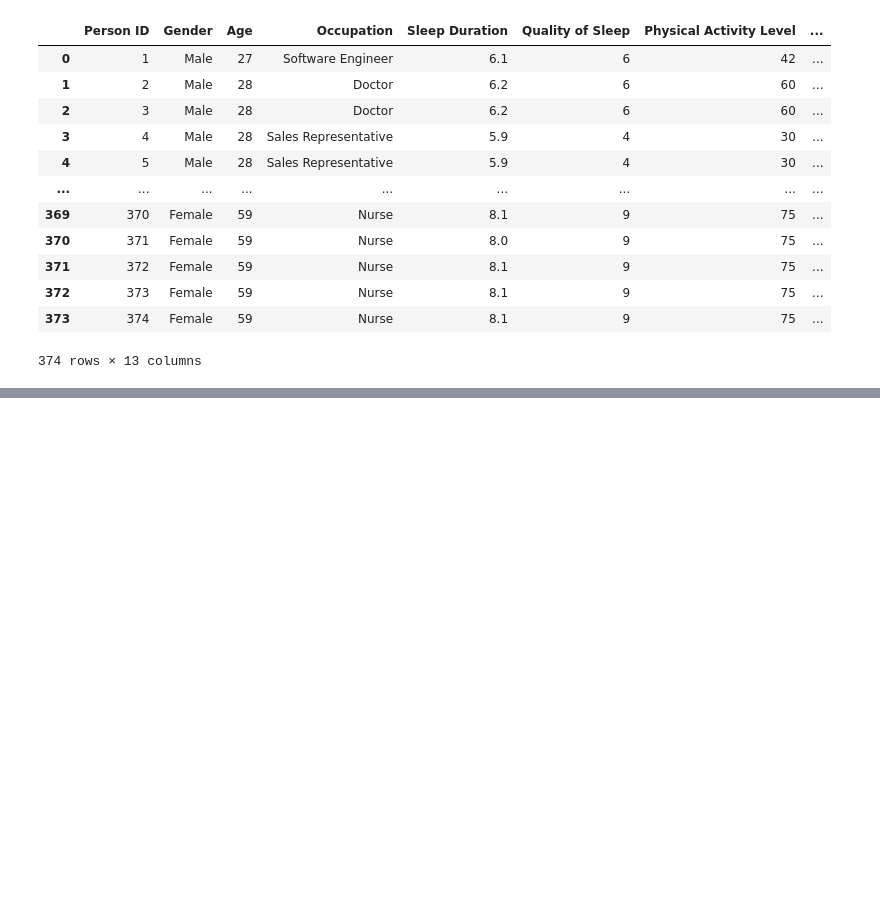
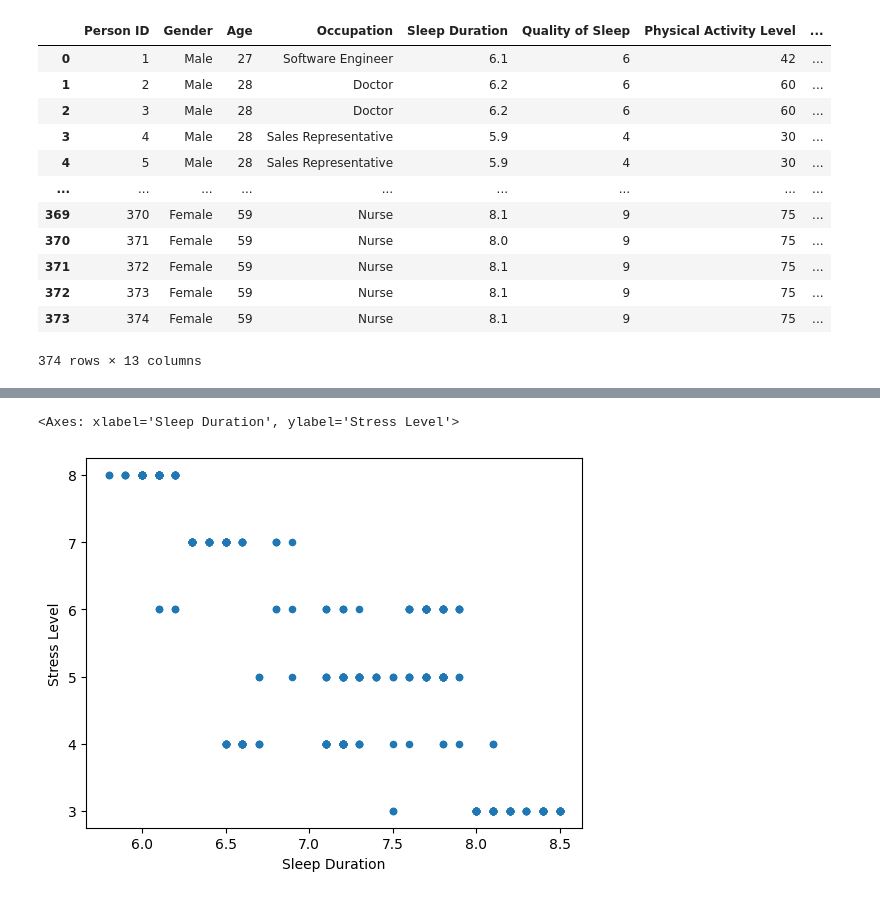
Before and after one commit to bthomasw/project1, a Jupyter notebook: Sleep_Analysis2.ipynb, the cells around one changed output, grey strips where cells are left out. Cells and saved outputs as stored; diff of their text form; code cells hidden in the pictures; blank space fills up the shorter version.

```diff
--- a/Sleep_Analysis2.ipynb
+++ b/Sleep_Analysis2.ipynb
@@ -57,0 +114,3 @@ dtype: int64
+# %%
+combined_cleaned_df = combined_df.drop_duplicates()
+print(combined_cleaned_df.count())
@@ -57,0 +208,5 @@ dtype: int64
+# %%
+combined_cleaned_df.plot.scatter(x = 'Sleep Duration', y = 'Stress Level')
+# %% [output]
+<Axes: xlabel='Sleep Duration', ylabel='Stress Level'>
+[figure, added]
```
Also changed, not shown: parts of 28 cells of this notebook, 4 other files.
